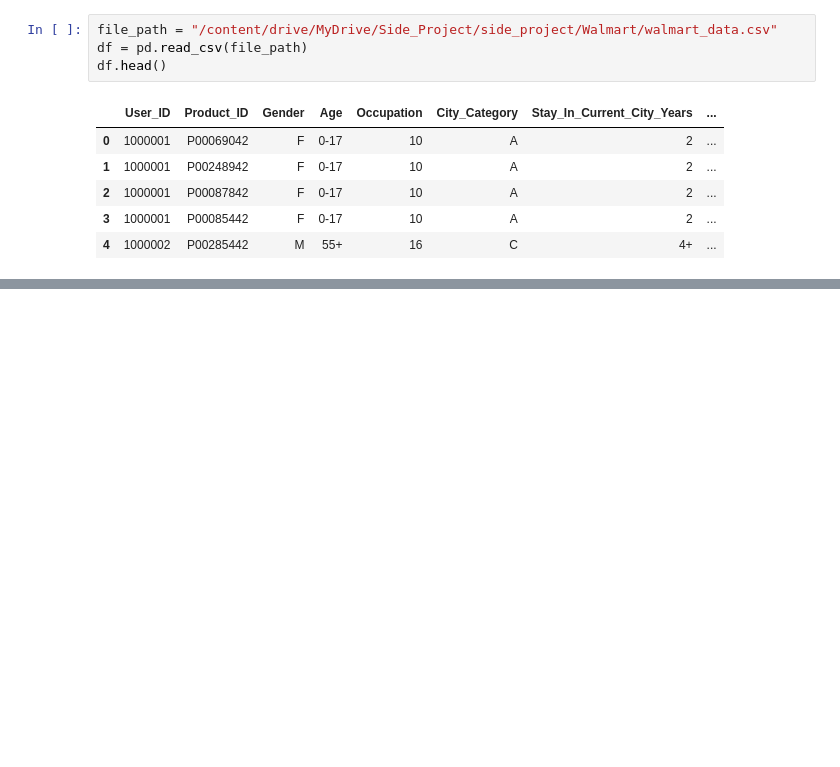
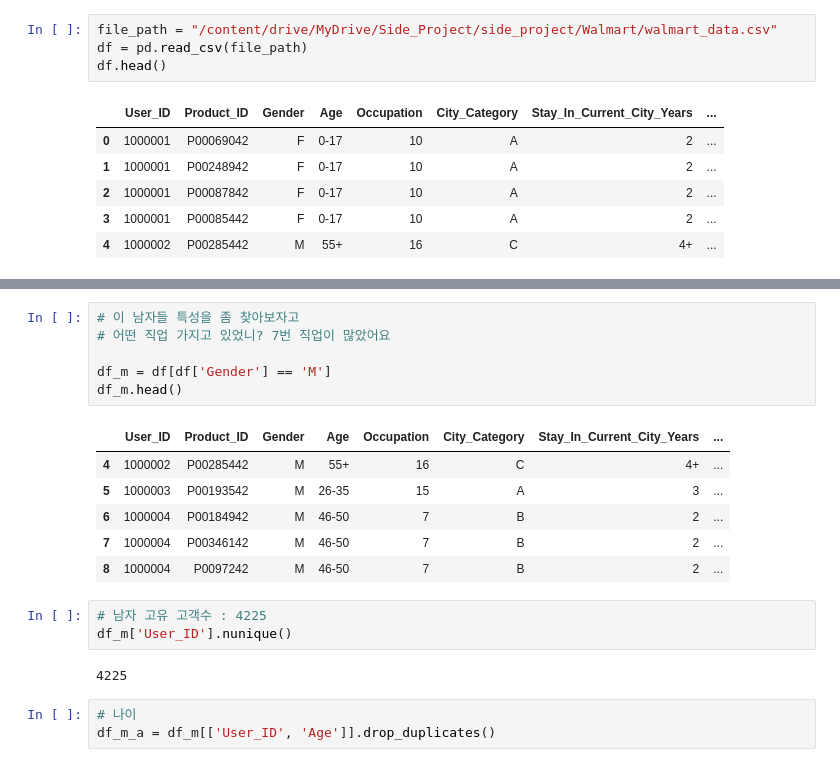
Before and after one commit to INA-95/retail_customer_behavior_analysis, a Jupyter notebook: walmart_customer_behavior_analysis.ipynb, the cells around one changed output, grey strips where cells are left out. Cells and saved outputs as stored; diff of their text form; blank space fills up the shorter version.

```diff
--- a/walmart_customer_behavior_analysis.ipynb
+++ b/walmart_customer_behavior_analysis.ipynb
@@ -160,0 +39,21 @@ final_viz(join_df, 'Product_Category', 'Gender', 'avg_amt_of_purchase')
+# %%
+# 이 남자들 특성을 좀 찾아보자고
+# 어떤 직업 가지고 있었니? 7번 직업이 많았어요
+
+df_m = df[df['Gender'] == 'M']
+df_m.head()
+# %% [output]
+|  | User_ID | Product_ID | Gender | Age | Occupation | City_Category | Stay_In_Current_City_Years | ... |
+| 4 | 1000002 | P00285442 | M | 55+ | 16 | C | 4+ | ... |
+| 5 | 1000003 | P00193542 | M | 26-35 | 15 | A | 3 | ... |
+| 6 | 1000004 | P00184942 | M | 46-50 | 7 | B | 2 | ... |
+| 7 | 1000004 | P00346142 | M | 46-50 | 7 | B | 2 | ... |
+| 8 | 1000004 | P0097242 | M | 46-50 | 7 | B | 2 | ... |
+# %%
+# 남자 고유 고객수 : 4225
+df_m['User_ID'].nunique()
+# %% [output]
+4225
+# %%
+# 나이
+df_m_a = df_m[['User_ID', 'Age']].drop_duplicates()
```
Also changed, not shown: parts of 27 cells of this notebook.
